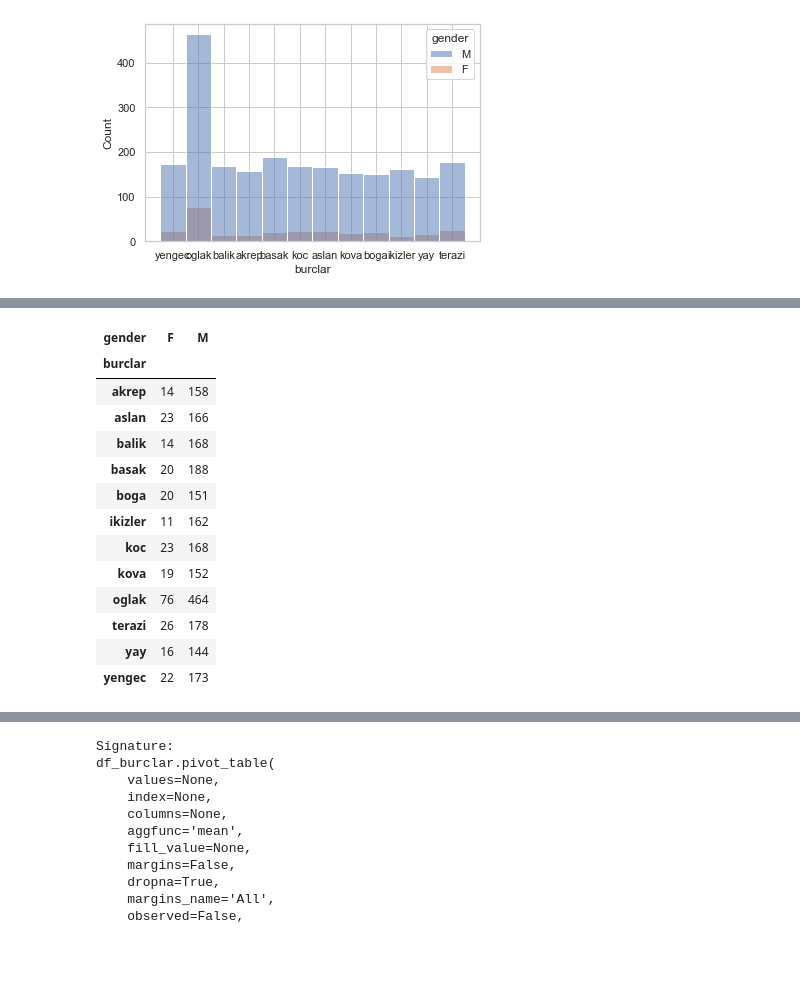
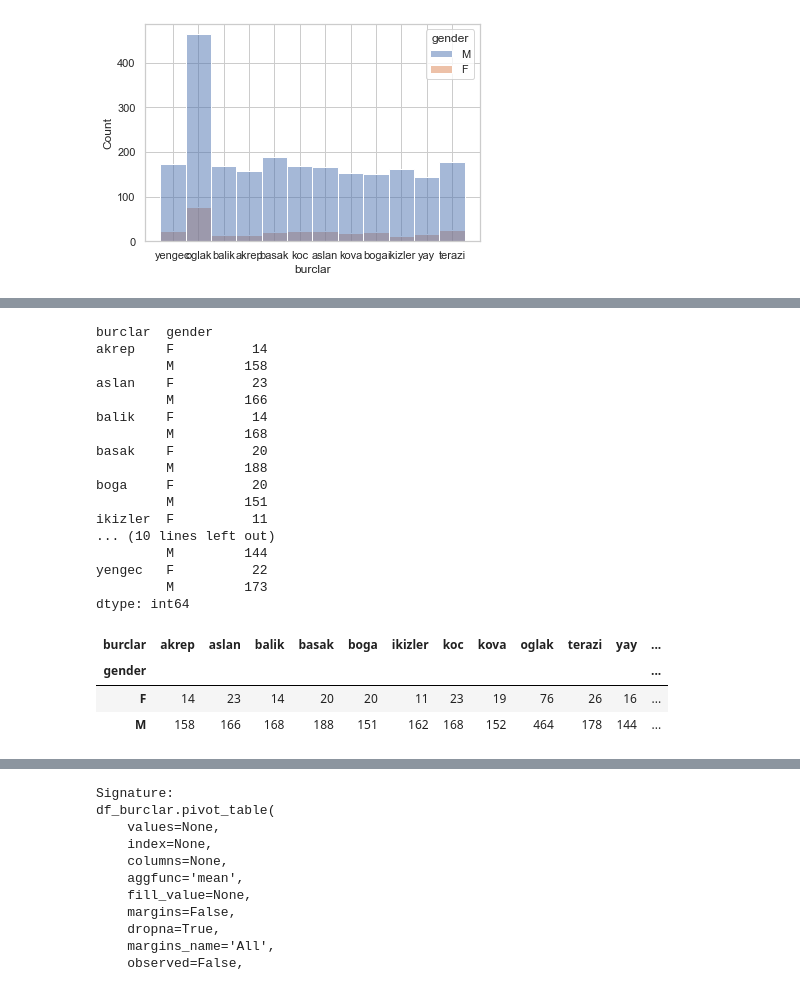
Before and after one commit to abdullahcayde/Trainings, a Jupyter notebook: Data_Preprocessing/forbes_2022.ipynb, the cells around one changed output, grey strips where cells are left out. Drawn from its saved outputs; the diff is of its cells as text; code cells hidden in the pictures; blank space fills up the shorter version.

```diff
--- a/Data_Preprocessing/forbes_2022.ipynb
+++ b/Data_Preprocessing/forbes_2022.ipynb
@@ -721,4 +711,0 @@ df_burclar.pivot_table(columns='country', index='burclar')
-# %%
-pd.set_option('display.max_rows', None)
-# %%
-pd.reset_option('max_rows')
@@ -890,17 +817,27 @@ dtype: int64
+# %%
+df_burclar.groupby(['burclar','gender']).size()
+# %% [output]
+burclar  gender
+akrep    F          14
+         M         158
+aslan    F          23
+         M         166
+balik    F          14
+         M         168
+basak    F          20
+         M         188
+boga     F          20
+         M         151
+ikizler  F          11
+... (10 lines left out)
+         M         144
+yengec   F          22
+         M         173
+dtype: int64
 # %%
-df_burclar.pivot_table(values='count', columns='gender', index='burclar', aggfunc=np.sum)
+df_burclar.pivot_table(values='count', columns='gender', index='burclar', aggfunc=np.sum).T
 # %% [output]
-| gender | F | M |
-| burclar |  |  |
-| akrep | 14 | 158 |
-| aslan | 23 | 166 |
-| balik | 14 | 168 |
-| basak | 20 | 188 |
-| boga | 20 | 151 |
-| ikizler | 11 | 162 |
-| koc | 23 | 168 |
-| kova | 19 | 152 |
-| oglak | 76 | 464 |
-| terazi | 26 | 178 |
-| yay | 16 | 144 |
-| yengec | 22 | 173 |
+| burclar | akrep | aslan | balik | basak | boga | ikizler | koc | kova | oglak | terazi | yay | ... |
+| gender |  |  |  |  |  |  |  |  |  |  |  | ... |
+| F | 14 | 23 | 14 | 20 | 20 | 11 | 23 | 19 | 76 | 26 | 16 | ... |
+| M | 158 | 166 | 168 | 188 | 151 | 162 | 168 | 152 | 464 | 178 | 144 | ... |
```
Also changed, not shown: parts of 18 cells of this notebook.
